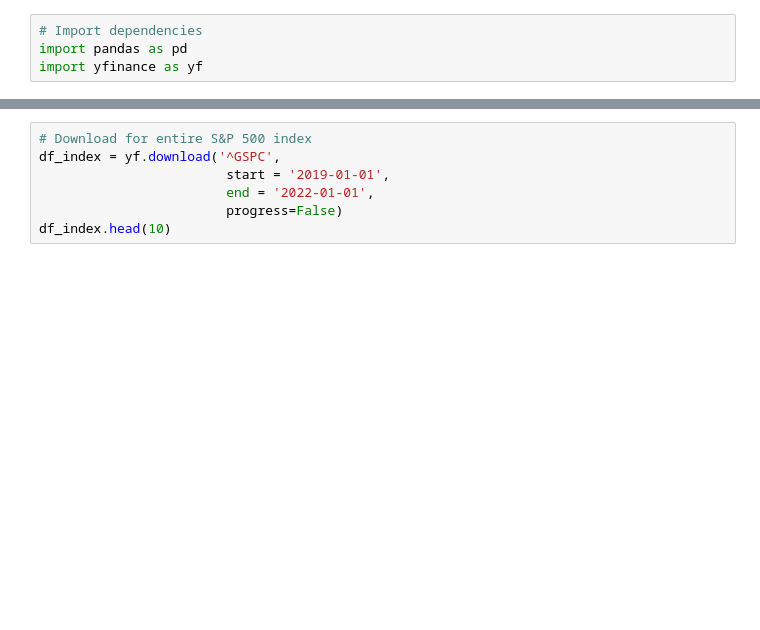
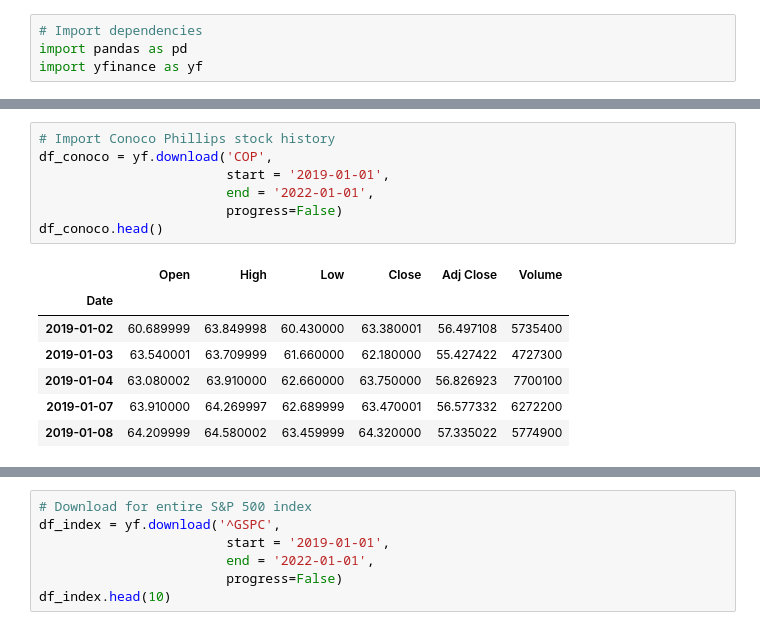
Before and after one commit to Roark23/Final_Project, a Jupyter notebook: KU_Pandas_for_database.ipynb, the cells around one changed output, grey strips where cells are left out. Saved outputs shown, nothing was run; the diff lists cells and outputs as text; blank space fills up the shorter version.

```diff
--- a/KU_Pandas_for_database.ipynb
+++ b/KU_Pandas_for_database.ipynb
@@ -84,2 +102,17 @@ df_occidental.head()
+# %%
+# Import Conoco Phillips stock history
+df_conoco = yf.download('COP',
+                        start = '2019-01-01',
+                        end = '2022-01-01',
+                        progress=False)
+df_conoco.head()
+# %% [output]
+|  | Open | High | Low | Close | Adj Close | Volume |
+| Date |  |  |  |  |  |  |
+| 2019-01-02 | 60.689999 | 63.849998 | 60.430000 | 63.380001 | 56.497108 | 5735400 |
+| 2019-01-03 | 63.540001 | 63.709999 | 61.660000 | 62.180000 | 55.427422 | 4727300 |
+| 2019-01-04 | 63.080002 | 63.910000 | 62.660000 | 63.750000 | 56.826923 | 7700100 |
+| 2019-01-07 | 63.910000 | 64.269997 | 62.689999 | 63.470001 | 56.577332 | 6272200 |
+| 2019-01-08 | 64.209999 | 64.580002 | 63.459999 | 64.320000 | 57.335022 | 5774900 |
 # %%
 # Alternate format to download all stocks together
```
Also changed, not shown: parts of 11 cells of this notebook.
